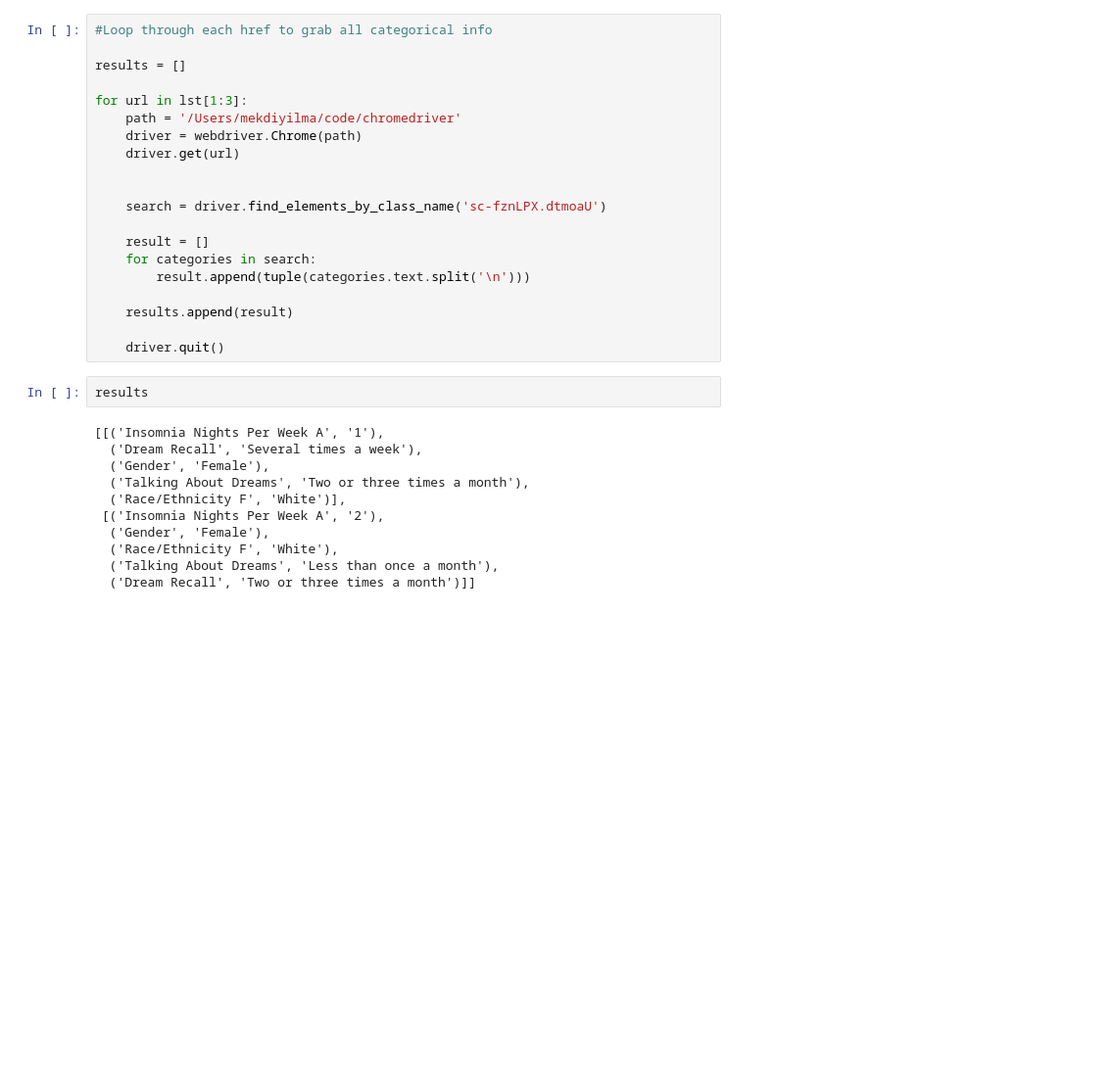
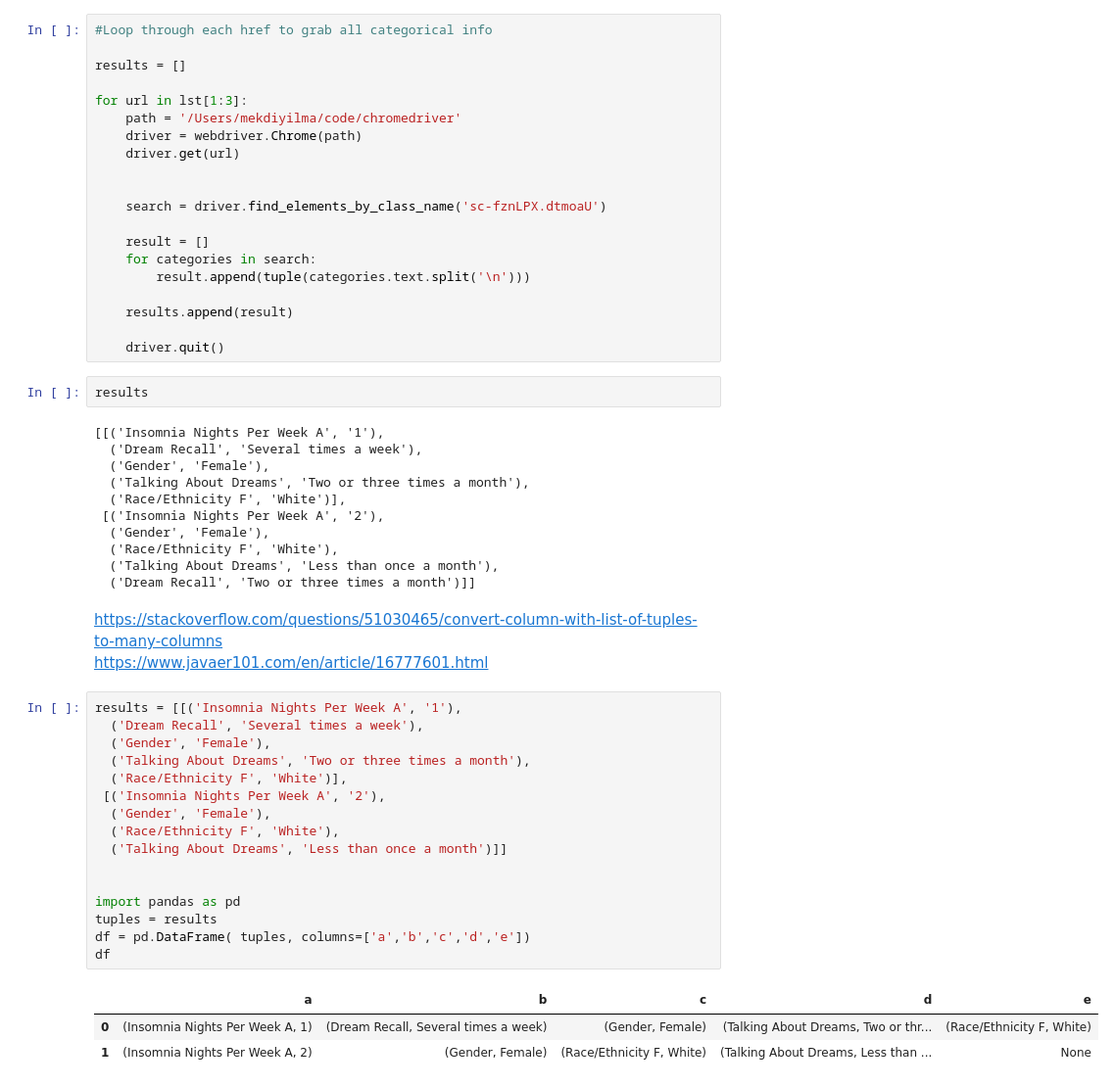
Before and after one commit to MekdiYilma/dreams, a Jupyter notebook: EDA/selenium_web-scrapping_test.ipynb, the cells around one changed output. Shown: that part at 98% size. Cells and saved outputs as stored; diff of their text form; blank space fills up the shorter version.

```diff
--- a/EDA/selenium_web-scrapping_test.ipynb
+++ b/EDA/selenium_web-scrapping_test.ipynb
@@ -371,3 +371,26 @@ results
   ('Race/Ethnicity F', 'White'),
   ('Talking About Dreams', 'Less than once a month'),
   ('Dream Recall', 'Two or three times a month')]]
+# %% [markdown]
+https://stackoverflow.com/questions/51030465/convert-column-with-list-of-tuples-to-many-columns<br>
+https://www.javaer101.com/en/article/16777601.html
+# %%
+results = [[('Insomnia Nights Per Week A', '1'),
+  ('Dream Recall', 'Several times a week'),
+  ('Gender', 'Female'),
+  ('Talking About Dreams', 'Two or three times a month'),
+  ('Race/Ethnicity F', 'White')],
+ [('Insomnia Nights Per Week A', '2'),
+  ('Gender', 'Female'),
+  ('Race/Ethnicity F', 'White'),
+  ('Talking About Dreams', 'Less than once a month')]]
+
+
+import pandas as pd
+tuples = results
+df = pd.DataFrame( tuples, columns=['a','b','c','d','e'])
+df
+# %% [output]
+|  | a | b | c | d | e |
+| 0 | (Insomnia Nights Per Week A, 1) | (Dream Recall, Several times a week) | (Gender, Female) | (Talking About Dreams, Two or thr... | (Race/Ethnicity F, White) |
+| 1 | (Insomnia Nights Per Week A, 2) | (Gender, Female) | (Race/Ethnicity F, White) | (Talking About Dreams, Less than ... | None |
```
Also changed, not shown: parts of 1 cell of this notebook.
